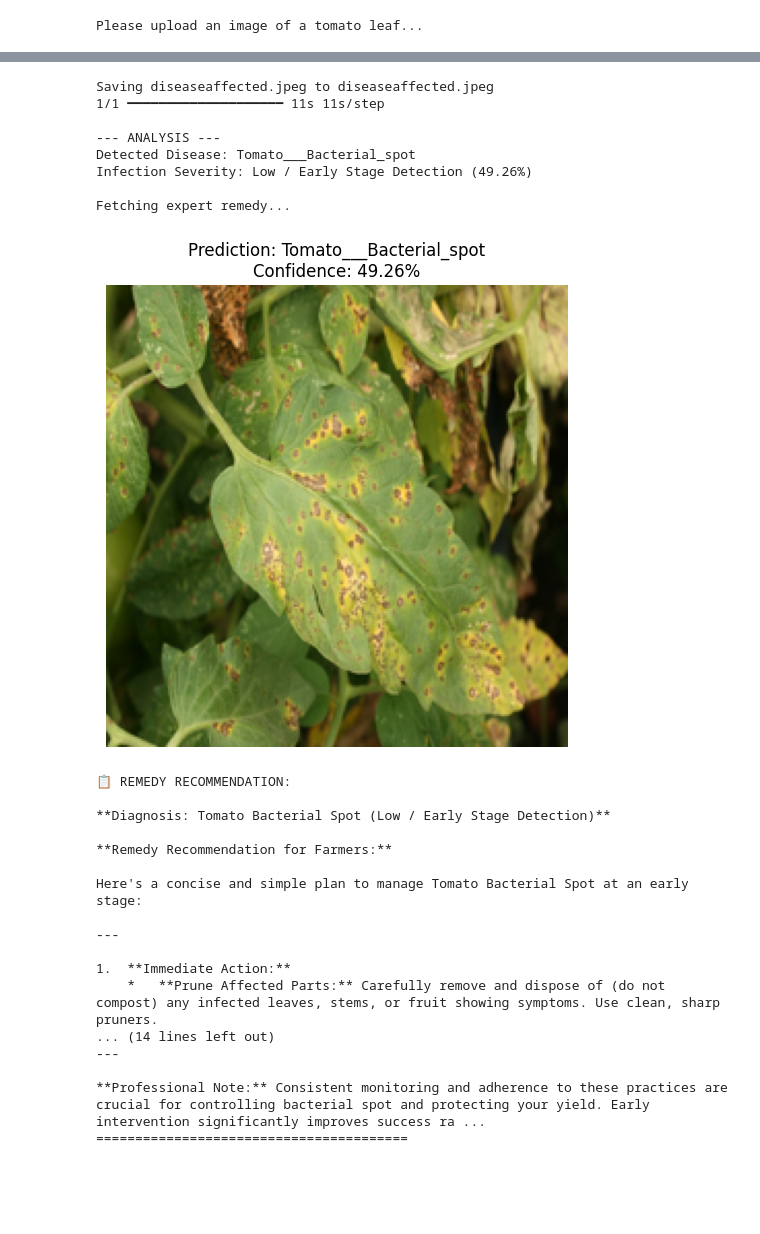
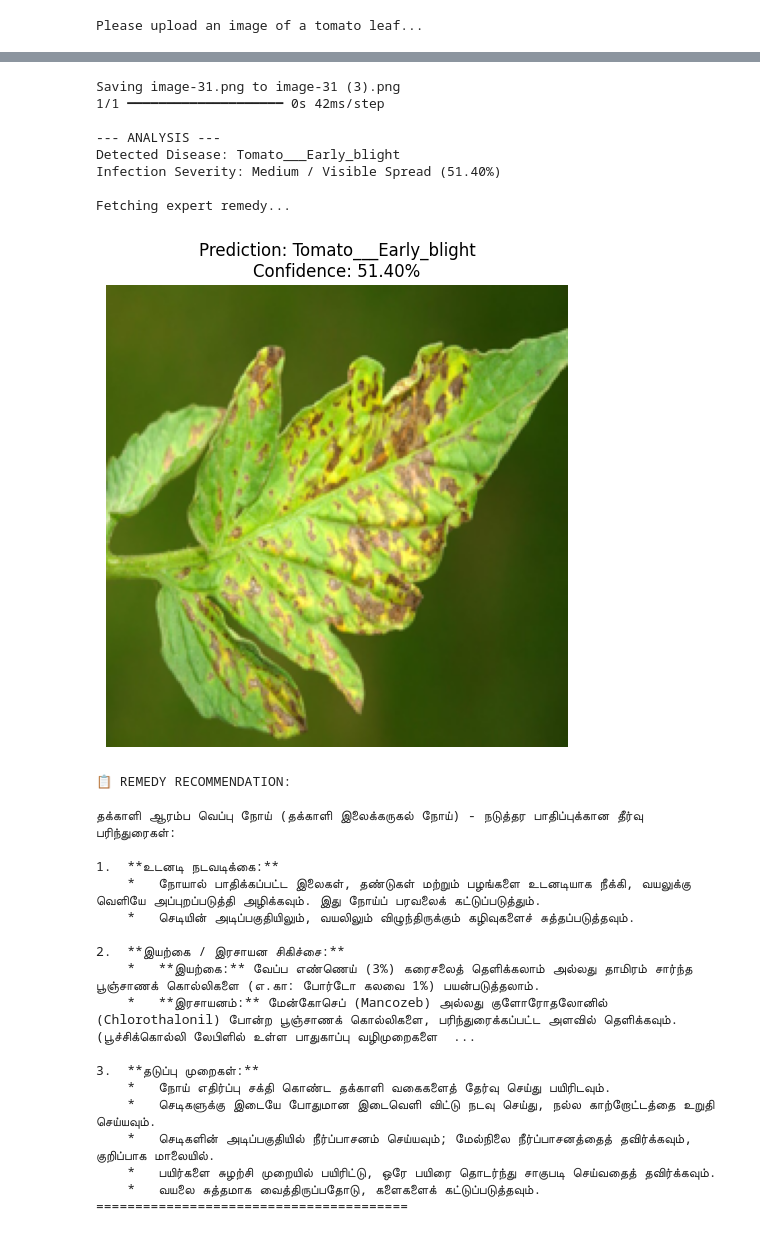
Before and after one commit to deepak-05dktopG/TomatoDiseaseDetectionSystem, a Jupyter notebook: Tomato_disease_detection_final.ipynb, the cells around one changed output, grey strips where cells are left out. Drawn from its saved outputs; the diff is of its cells as text; code cells hidden in the pictures; blank space fills up the shorter version.

```diff
--- a/Tomato_disease_detection_final.ipynb
+++ b/Tomato_disease_detection_final.ipynb
@@ -149,7 +159,7 @@ display(Image('model_architecture.png'))
 # --- 4. TRAIN & PLOT PROGRESS ---
 print("\nStarting Training on T4 GPU...")
 # Note: Increased to at least 3 epochs to see a "graph" line
-history = model.fit(train_gen, validation_data=val_gen, epochs=5)
+history = model.fit(train_gen, validation_data=val_gen, epochs=2)
 
 # PLOT ACCURACY & LOSS
 def plot_history(history):
@@ -180,7 +190,7 @@ plot_history(history)
 
 # --- 5. SETUP GEMINI ---
 import google.generativeai as genai
-genai.configure(api_key="AIzaSyCEMmO6kVV-bKu49XbTFwxaQGKMwm603nQ")
+genai.configure(api_key="AIzaSyBeTHvEmG1_ZuQfzq4DErdlknqfrKMG0QM")
 llm_model = genai.GenerativeModel('gemini-2.5-flash')
 print("\nProject Ready for Analysis.")
 # %% [output]
@@ -228,7 +230,12 @@ Project Ready for Analysis.
+# %%
+# @title 🌍 Remedy Configuration
+# @markdown Select your preferred language for the remedy recommendation:
+selected_language = "Tamil" # @param ["English", "Hindi", "Tamil", "Telugu", "Kannada", "Marathi", "Spanish", "French"]
 # %%
 from google.colab import files
 import io
 import PIL.Image as PILImage  # Explicitly naming to avoid Colab conflicts
+
 
 def get_remedy_from_gemini(disease_name, severity):
     prompt = f"""
@@ -240,6 +247,8 @@ def get_remedy_from_gemini(disease_name, severity):
     2. Organic/Chemical treatment.
     3. Prevention tips.
     Keep it professional and helpful.
+
+    CRITICAL: You MUST provide the entire response in the {selected_language} language.
     """
     try:
         # Using the updated model version to avoid 404/429 errors
@@ -280,52 +289,54 @@ def process_uploaded_image():
             level = "Low / Early Stage Detection"
 
         print(f"\n--- ANALYSIS ---")
         print(f"Detected Disease: {disease}")
         print(f"Infection Severity: {level} ({score:.2%})")
 
         # 5. Get LLM Remedy
         print("\nFetching expert remedy...")
         remedy = get_remedy_from_gemini(disease, level)
 
         # 6. Display Results Graphically
         plt.figure(figsize=(6, 6))
         plt.imshow(img_resized)
         plt.title(f"Prediction: {disease}\nConfidence: {score:.2%}")
         plt.axis('off')
         plt.show()
 
         print(f"\n📋 REMEDY RECOMMENDATION:\n")
         print(remedy)
         print("="*40)
 
 # Run the function
 process_uploaded_image()
 # %% [output]
 Please upload an image of a tomato leaf...
 [interactive output not drawn]
-Saving diseaseaffected.jpeg to diseaseaffected.jpeg
-1/1 ━━━━━━━━━━━━━━━━━━━━ 11s 11s/step
+Saving image-31.png to image-31 (3).png
+1/1 ━━━━━━━━━━━━━━━━━━━━ 0s 42ms/step
 
 --- ANALYSIS ---
-Detected Disease: Tomato___Bacterial_spot
-Infection Severity: Low / Early Stage Detection (49.26%)
+Detected Disease: Tomato___Early_blight
+Infection Severity: Medium / Visible Spread (51.40%)
 
 Fetching expert remedy...
-[figure, old version]
+[figure, new version]
 📋 REMEDY RECOMMENDATION:
 
-**Diagnosis: Tomato Bacterial Spot (Low / Early Stage Detection)**
+தக்காளி ஆரம்ப வெப்பு நோய் (தக்காளி இலைக்கருகல் நோய்) - நடுத்தர பாதிப்புக்கான தீர்வு பரிந்துரைகள்:
 
-**Remedy Recommendation for Farmers:**
+1.  **உடனடி நடவடிக்கை:**
+    *   நோயால் பாதிக்கப்பட்ட இலைகள், தண்டுகள் மற்றும் பழங்களை உடனடியாக நீக்கி, வயலுக்கு வெளியே அப்புறப்படுத்தி அழிக்கவும். இது நோய்ப் பரவலைக் கட்டுப்படுத்தும்.
+    *   செடியின் அடிப்பகுதியிலும், வயலிலும் விழுந்திருக்கும் கழிவுகளைச் சுத்தப்படுத்தவும்.
 
-Here's a concise and simple plan to manage Tomato Bacterial Spot at an early stage:
+2.  **இயற்கை / இரசாயன சிகிச்சை:**
+    *   **இயற்கை:** வேப்ப எண்ணெய் (3%) கரைசலைத் தெளிக்கலாம் அல்லது தாமிரம் சார்ந்த பூஞ்சாணக் கொல்லிகளை (எ.கா: போர்டோ கலவை 1%) பயன்படுத்தலாம்.
+    *   **இரசாயனம்:** மேன்கோசெப் (Mancozeb) அல்லது குளோரோதலோனில் (Chlorothalonil) போன்ற பூஞ்சாணக் கொல்லிகளை, பரிந்துரைக்கப்பட்ட அளவில் தெளிக்கவும். (பூச்சிக்கொல்லி லேபிளில் உள்ள பாதுகாப்பு வழிமுறைகளை  ...
 
----
-
-1.  **Immediate Action:**
-    *   **Prune Affected Parts:** Carefully remove and dispose of (do not compost) any infected leaves, stems, or fruit showing symptoms. Use clean, sharp pruners.
-... (14 lines left out)
----
-
-**Professional Note:** Consistent monitoring and adherence to these practices are crucial for controlling bacterial spot and protecting your yield. Early intervention significantly improves success ra ...
+3.  **தடுப்பு முறைகள்:**
+    *   நோய் எதிர்ப்பு சக்தி கொண்ட தக்காளி வகைகளைத் தேர்வு செய்து பயிரிடவும்.
+    *   செடிகளுக்கு இடையே போதுமான இடைவெளி விட்டு நடவு செய்து, நல்ல காற்றோட்டத்தை உறுதி செய்யவும்.
+    *   செடிகளின் அடிப்பகுதியில் நீர்ப்பாசனம் செய்யவும்; மேல்நிலை நீர்ப்பாசனத்தைத் தவிர்க்கவும், குறிப்பாக மாலையில்.
+    *   பயிர்களை சுழற்சி முறையில் பயிரிட்டு, ஒரே பயிரை தொடர்ந்து சாகுபடி செய்வதைத் தவிர்க்கவும்.
+    *   வயலை சுத்தமாக வைத்திருப்பதோடு, களைகளைக் கட்டுப்படுத்தவும்.
 ========================================
```
Also changed, not shown: parts of 3 cells of this notebook.
